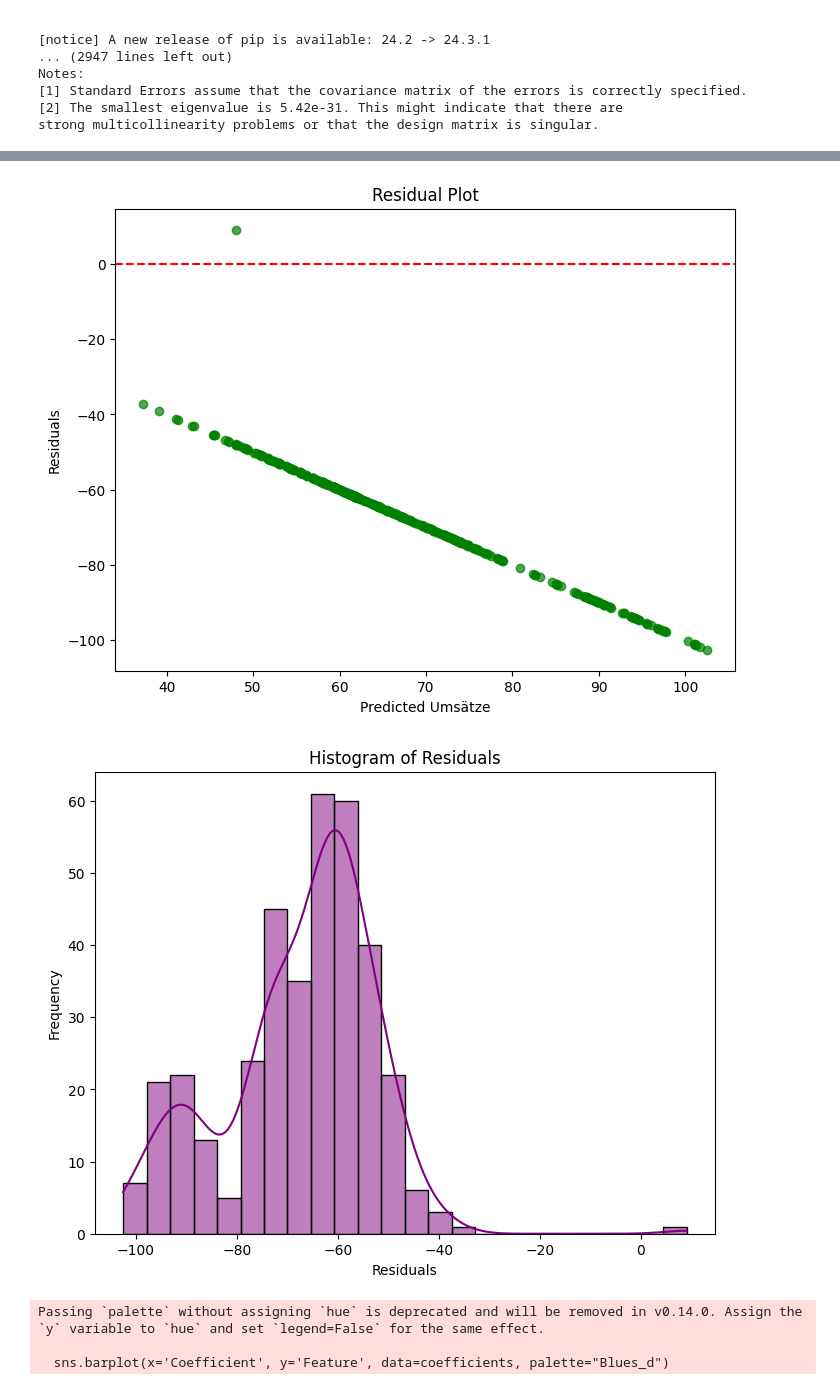
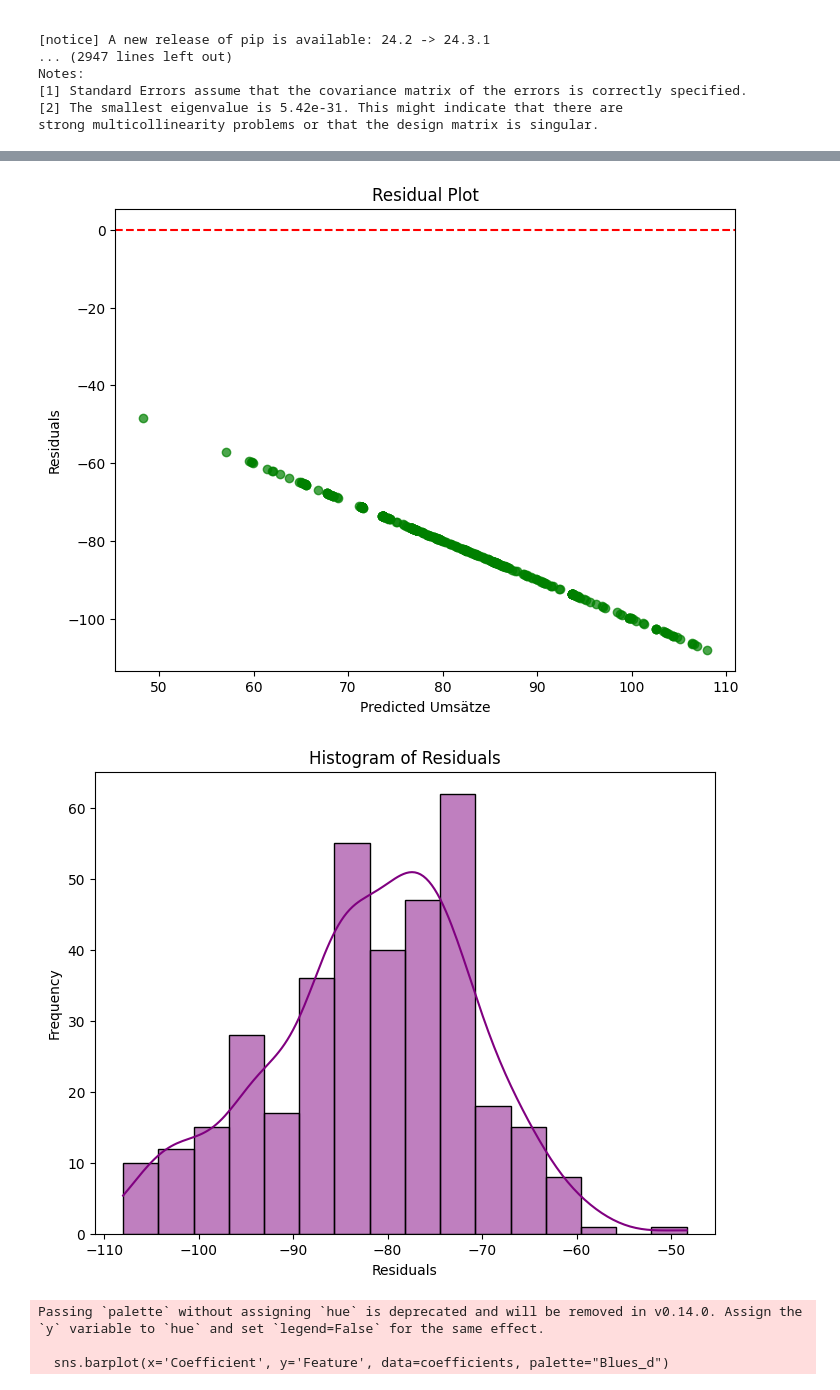
Before and after one commit to Fiesa00/DS_ML_Gr_1.5, a Jupyter notebook: 2_BaselineModel/Baseline-Model W4.ipynb, the cells around one changed output, grey strips where cells are left out. Drawn from its saved outputs; the diff is of its cells as text; code cells hidden in the pictures.

```diff
--- a/2_BaselineModel/Baseline-Model W4.ipynb
+++ b/2_BaselineModel/Baseline-Model W4.ipynb
@@ -218,7 +228,7 @@ import pandas as pd  # Data manipulation
 import matplotlib.pyplot as plt  # Visualization
 import seaborn as sns  # Advanced visualizations
 from sklearn.model_selection import train_test_split  # Splitting data into train and test sets
-
+data=data
 # Load the dataset
 #data1=pd.read_csv("/workspaces/DS_ML_Gr_1.5/0_DataPreparation/merged_data_new.csv")
 #Warengruppe=4
@@ -229,12 +239,13 @@ from sklearn.model_selection import train_test_split  # Splitting data into trai
 
 # Select features and target variable
 # Features include the different Warengruppen, Monday y/n
-features = ['Inflationsrate','Heimspiel','Weihnachtsmarkt', 'Markt','Temperatur','Monat' ,'Frühling','Sommer','Herbst','Winter','Temp_warm','Temp_cold','Temp_average', 'Monday','Tuesday','Wednesday','Thursday','Friday','Saturday','Sunday','Schulferien','Semesterferien','Feiertage','Niederschlag', 'Schneehoehe','Sonnenschein','KielerWoche']
+features = ['Inflationsrate','Heimspiel','Weihnachtsmarkt', 'Markt','Monat' ,'Frühling','Sommer','Herbst','Winter','Temp_warm','Temp_cold','Temp_average', 'Monday','Tuesday','Wednesday','Thursday','Friday','Saturday','Sunday','Schulferien','Semesterferien','Feiertage', 'Schneehoehe','Sonnenschein','KielerWoche']
 X = data[features] #target variable: Umsatz
+y=data['Umsatz']
 
 # Define your date thresholds
 train_end_date = '2017-07-31'
-validation_end_date = '2018-07-30'
+validation_end_date = '2018-07-31'
 
 # Convert to datetime if not already
 data['Datum'] = pd.to_datetime(data['Datum'])
@@ -245,8 +256,8 @@ test_data = data[data['Datum'] > validation_end_date]
 
 X_train = train_data[features]
 y_train = train_data['Umsatz']
-X_test=X_validation = validation_data[features]
-y_test=y_validation = validation_data['Umsatz']
+X_validation = validation_data[features]
+y_validation = validation_data['Umsatz']
 X_test = test_data[features] #erstmal so, da die gewünschten daten, keine Daten für test Daten übrig lassen
 y_test = test_data['Umsatz']
 
@@ -323,5 +334,5 @@ Mean Absolute Percentage Error (MAPE): inf%
-[figure, old version]
+[figure, new version]
-[figure, old version]
+[figure, new version]
 Passing `palette` without assigning `hue` is deprecated and will be removed in v0.14.0. Assign the `y` variable to `hue` and set `legend=False` for the same effect.
 
   sns.barplot(x='Coefficient', y='Feature', data=coefficients, palette="Blues_d")
```
Also changed, not shown: parts of 8 cells of this notebook, 2 other files.
